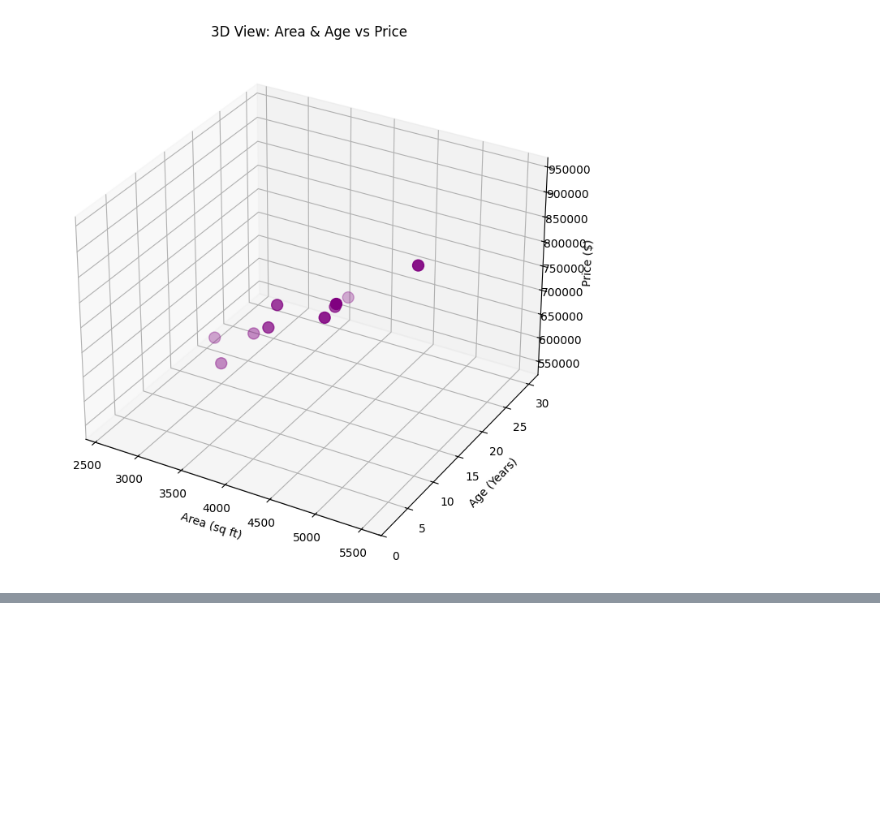
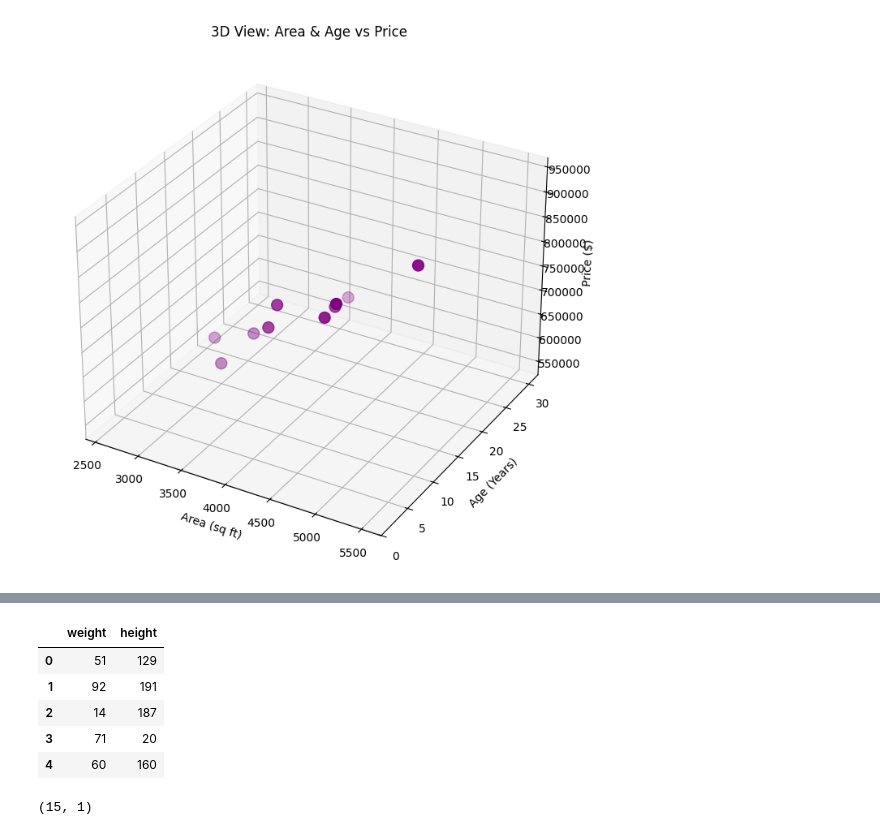
Before and after one commit to Siddharth5723/Daily_learning, a Jupyter notebook: Linear_Regression.ipynb, the cells around one changed output, grey strips where cells are left out. Cells and saved outputs as stored; diff of their text form; code cells hidden in the pictures; blank space fills up the shorter version.

```diff
--- a/Linear_Regression.ipynb
+++ b/Linear_Regression.ipynb
@@ -179,0 +247,9 @@ plt.show()
+# %%
+df.head()
+# %% [output]
+|  | weight | height |
+| 0 | 51 | 129 |
+| 1 | 92 | 191 |
+| 2 | 14 | 187 |
+| 3 | 71 | 20 |
+| 4 | 60 | 160 |
@@ -179,0 +262,4 @@ plt.show()
+# %%
+x_train.shape
+# %% [output]
+(15, 1)
```
Also changed, not shown: parts of 29 cells of this notebook.
